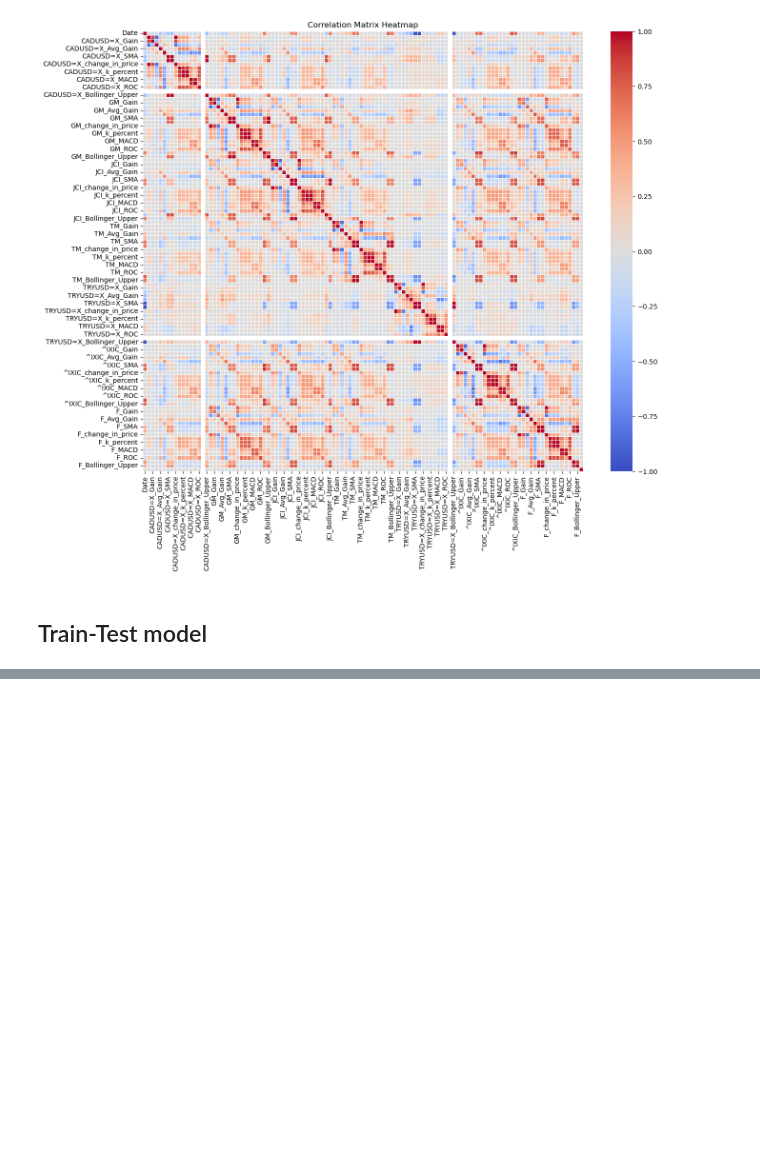
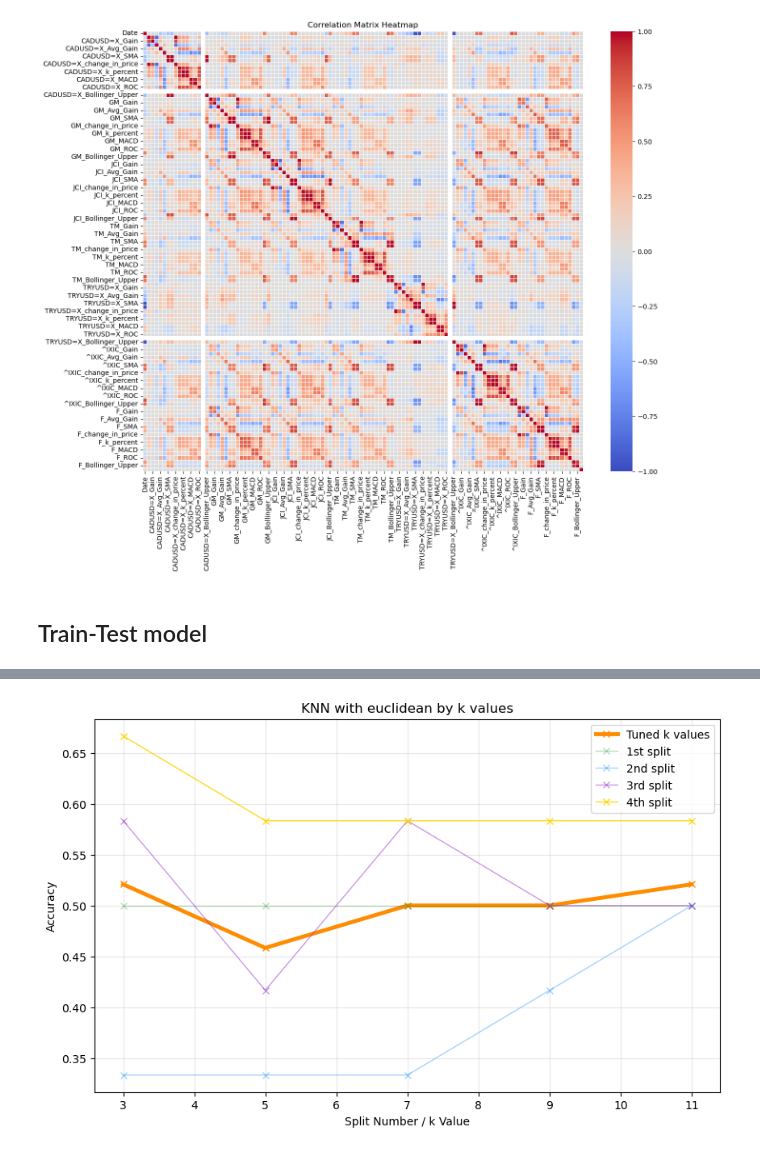
Before and after one commit to Arnabds/equity-vs-commodity, a Jupyter notebook: Minh_notebook/Minh_KNN_class.ipynb, the cells around one changed output, grey strips where cells are left out. Cells and saved outputs as stored; diff of their text form; code cells hidden in the pictures; blank space fills up the shorter version.

```diff
--- a/Minh_notebook/Minh_KNN_class.ipynb
+++ b/Minh_notebook/Minh_KNN_class.ipynb
@@ -486,0 +441,4 @@ plt.show()
+# %%
+plot_accuracy(_metric='euclidean')
+# %% [output]
+[figure, added]
```
Also changed, not shown: parts of 35 cells of this notebook, 5 other files.
